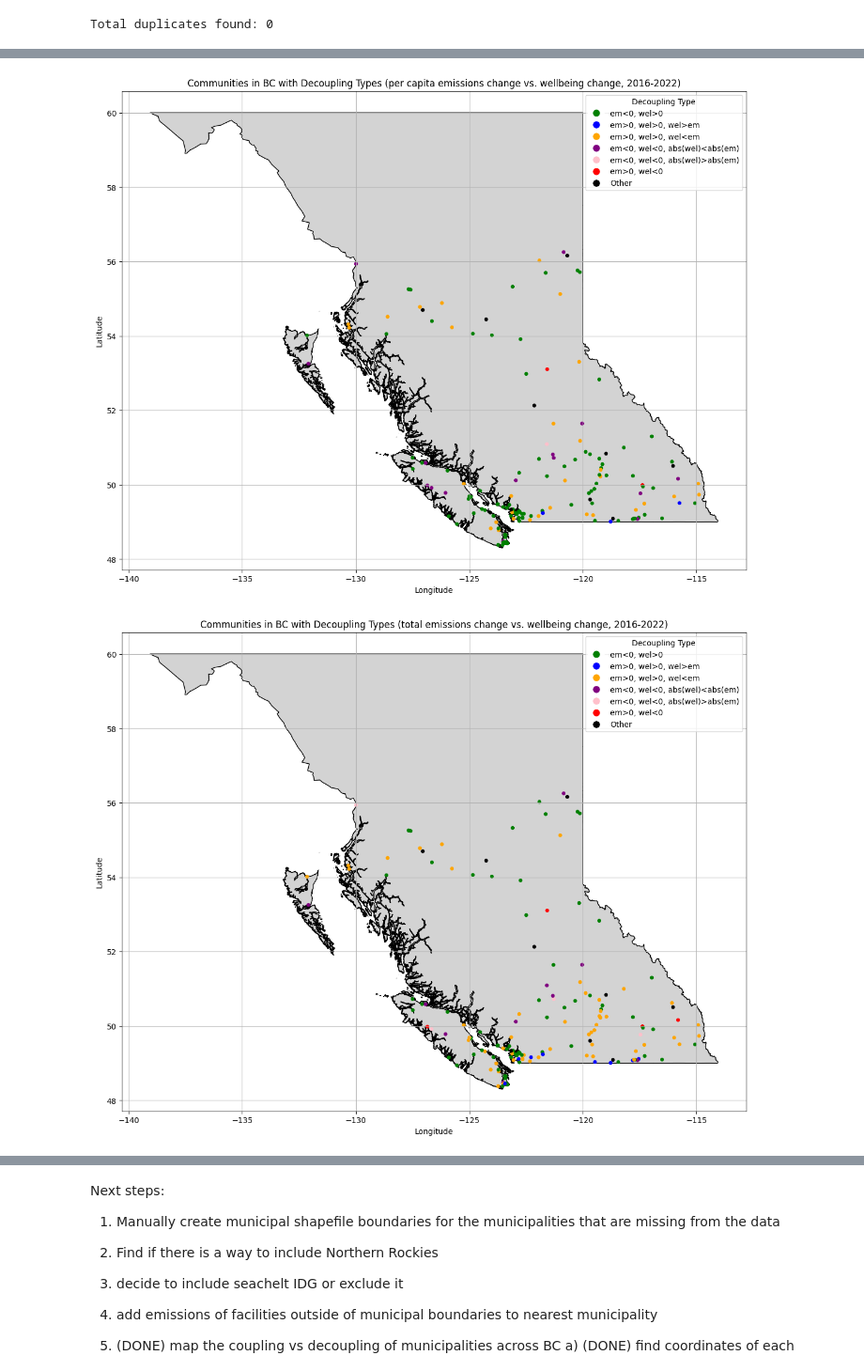
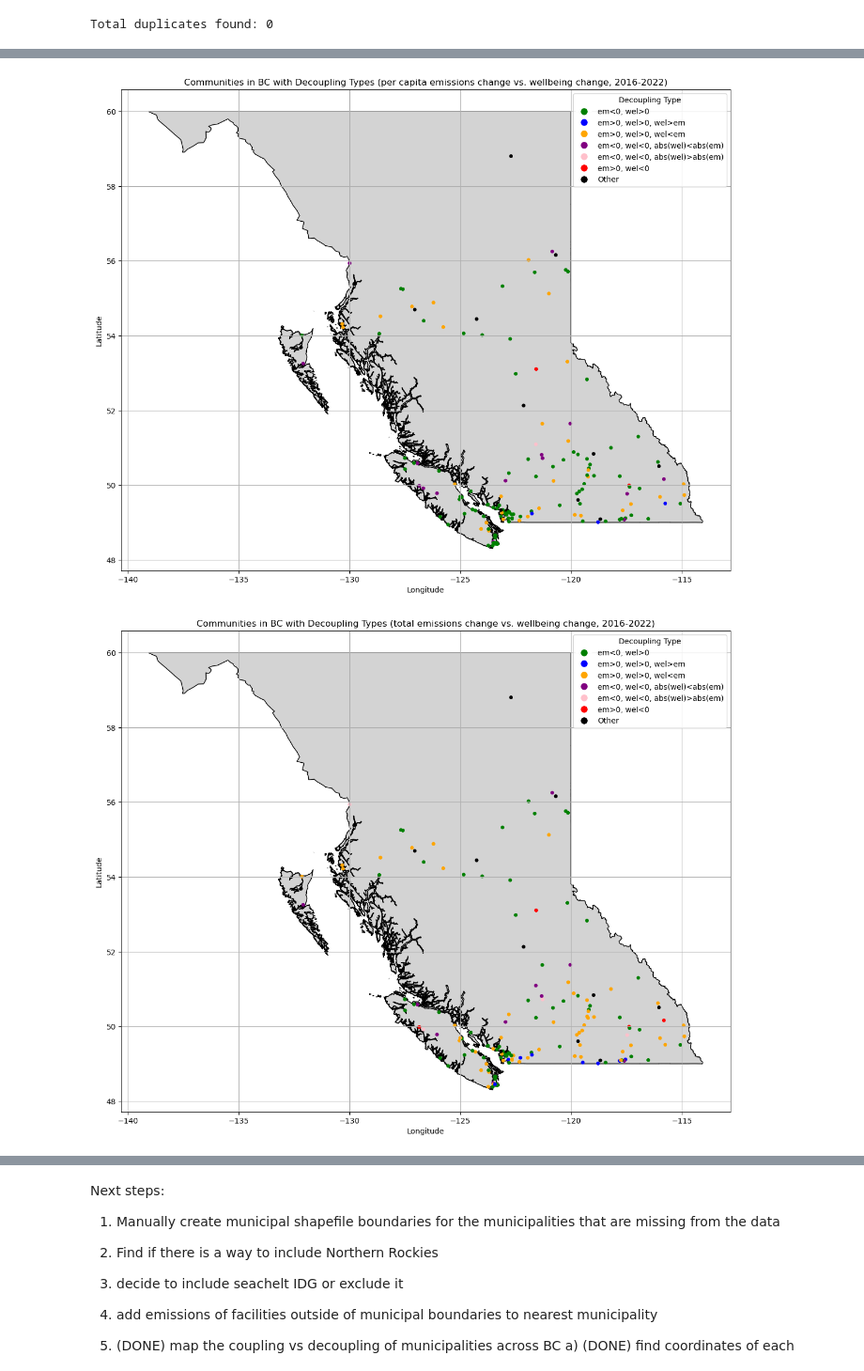
Before and after one commit to AloysioCamposDaPaz/ClusteringForTargetingPolicies, a Jupyter notebook: notebooks/data_cleaning_and_processing_v5.ipynb, the cells around one changed output, grey strips where cells are left out. Shown: that part at 94% size. Saved outputs shown, nothing was run; the diff lists cells and outputs as text; code cells hidden in the pictures.

```diff
--- a/notebooks/data_cleaning_and_processing_v5.ipynb
+++ b/notebooks/data_cleaning_and_processing_v5.ipynb
@@ -345,7 +350,8 @@ Unique municipalities in the industrial emissions data:
  'Masset']
 # %%
 #select municipalities from the utility emissions dataset (by excluding regional districts and unincorporated areas)
-mask = ~utility_emissions['ORG_NAME'].isin(list_of_unincorporated_areas + bc_regional_districts + province + outliers)
+mask = ~utility_emissions['ORG_NAME'].isin(list_of_unincorporated_areas + bc_regional_districts + province)
 utility_df = utility_emissions[mask]
+print(utility_df['ORG_NAME'].unique())
 utility_df.head()
 # %% [output]
@@ -359,8 +382,8 @@ utility_df.head()
 #save the utility_df to a csv file in the data/processed folder
 utility_df.to_csv(os.path.join('..','data','processed','municipalities_energy_and_emissions.csv'), index=False)
 # %%
-#select municipalities from the utility emissions dataset (by excluding regional districts and unincorporated areas)
-mask = ~transportation_emissions['ORG_NAME'].isin(list_of_unincorporated_areas + bc_regional_districts + province + outliers)
+#select municipalities from the transportation emissions dataset (by excluding regional districts and unincorporated areas)
+mask = ~transportation_emissions['ORG_NAME'].isin(list_of_unincorporated_areas + bc_regional_districts + province)
 transportation_df = transportation_emissions[mask]
 
 #change names of communities to match the utility_df
@@ -376,4 +399,5 @@ transportation_df['ORG_NAME'] = transportation_df['ORG_NAME'].replace({
 })
 
 transportation_df.head()
+print(transportation_df['ORG_NAME'].unique())
 # %% [output]
@@ -1085,11 +1111,25 @@ def categorize_decoupling(emissions_change, wellbeing_change):
         return 'Other'
 
 # Apply decoupling categorization
-final_analysis_data['decoupling_type'] = final_analysis_data.apply(
+final_analysis_data['total_emissions_decoupling_type'] = final_analysis_data.apply(
     lambda row: categorize_decoupling(row['total_emissions_percent_change'], row['cwb_percent_change']), axis=1
 )
 
-final_analysis_data['per_capita_decoupling_type'] = final_analysis_data.apply(
+final_analysis_data['total_emissions_per_capita_decoupling_type'] = final_analysis_data.apply(
     lambda row: categorize_decoupling(row['total_emissions_per_capita_change'], row['cwb_percent_change']), axis=1
 )
+
+#Repeat the decoupling categorization for transportation, utility and industrial emissions
+
+final_analysis_data['transportation_emissions_decoupling_type'] = final_analysis_data.apply(
+    lambda row: categorize_decoupling(row['transportation_emissions_percent_change'], row['cwb_percent_change']), axis=1
+)
+
+final_analysis_data['utility_emissions_decoupling_type'] = final_analysis_data.apply(
+    lambda row: categorize_decoupling(row['utility_emissions_percent_change'], row['cwb_percent_change']), axis=1
+)
+
+final_analysis_data['industrial_emissions_decoupling_type'] = final_analysis_data.apply(
+    lambda row: categorize_decoupling(row['utility_emissions_percent_change'], row['cwb_percent_change']), axis=1
+)
 # %%
@@ -1205,6 +1362,7 @@ name_featuretype_corrections = {
     "West Kelowna": ("West Kelowna, City of", "City"),
     "Queen Charlotte": ("Queen Charlotte", "Post Office"),
     "Sechelt IGD": ("Sechelt Indian Government District", "Indian Government District"),
+    "Northern Rockies" :("Northern Rockies Regional Municipality","District Municipality (1)")
 }
 
 missing_coords = []
@@ -1368,35 +1526,35 @@ final_analysis_gdf = gpd.GeoDataFrame(
     geometry=gpd.points_from_xy(final_analysis_data_with_coords['Longitude'], final_analysis_data_with_coords['Latitude']),
     crs='EPSG:4326'  # WGS84 coordinate system
 )
 
 decoupling_colors = {
     'em<0, wel>0': 'green',
     'em>0, wel>0, wel>em': 'blue',
     'em>0, wel>0, wel<em': 'orange',
     'em<0, wel<0, abs(wel)<abs(em)': 'purple',
     'em<0, wel<0, abs(wel)>abs(em)': 'pink',
     'em>0, wel<0': 'red',
     'Other': 'black'  # Default color for any other cases
 }
 
-final_analysis_gdf['color'] = final_analysis_gdf['per_capita_decoupling_type'].map(decoupling_colors)
+final_analysis_gdf['color'] = final_analysis_gdf['total_emissions_per_capita_decoupling_type'].map(decoupling_colors)
 
 plt.figure(figsize=(12, 12))
 bc_boundaries.plot(ax=plt.gca(), color='lightgrey', edgecolor='black')
 #plot the map with legend showing each color based on decoupling type
 final_analysis_gdf.plot(ax=plt.gca(), marker='o', color=final_analysis_gdf['color'], markersize=15, label='Communities')
 # Create a custom legend
 handles = [plt.Line2D([0], [0], marker='o', color='w', markerfacecolor=color, markersize=10, label=label) for label, color in decoupling_colors.items()]
 plt.legend(handles=handles, title='Decoupling Type', loc='upper right')
 
 plt.title('Communities in BC with Decoupling Types (per capita emissions change vs. wellbeing change, 2016-2022)')
 plt.xlabel('Longitude')
 plt.ylabel('Latitude')
 plt.grid()
 plt.tight_layout()
 plt.show()
 # %% [output]
-[figure, old version]
+[figure, new version]
 # %%
 #plot the final analysis data with coordinates on a map of BC, with shapefile located in the raw dataset subfolder BC_Boundary as BC_Boundary.shp
 import geopandas as gpd
@@ -1419,7 +1577,7 @@ decoupling_colors = {
     'Other': 'black'  # Default color for any other cases
 }
 
-final_analysis_gdf['color'] = final_analysis_gdf['decoupling_type'].map(decoupling_colors)
+final_analysis_gdf['color'] = final_analysis_gdf['total_emissions_decoupling_type'].map(decoupling_colors)
 
 plt.figure(figsize=(12, 12))
 bc_boundaries.plot(ax=plt.gca(), color='lightgrey', edgecolor='black')
@@ -1436,7 +1594,7 @@ plt.grid()
 plt.tight_layout()
 plt.show()
 # %% [output]
-[figure, old version]
+[figure, new version]
 # %%
 # Find name of communities in the worse case scenario
 worse_case_communities = final_analysis_gdf[final_analysis_gdf['decoupling_type'] == 'em>0, wel<0']
```
Also changed, not shown: parts of 37 cells of this notebook, 38 other files.
